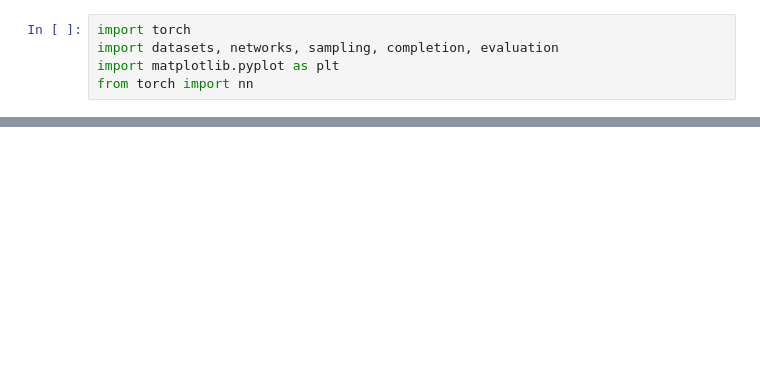
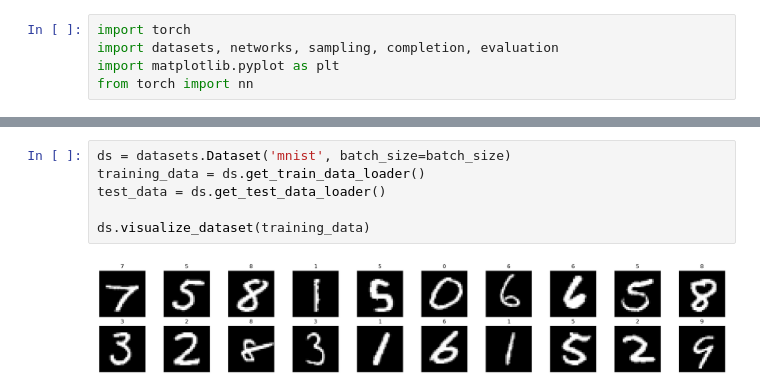
Before and after one commit to jonaskir6/autoregressive_models, a Jupyter notebook: PixelCNN/train.ipynb, the cells around one changed output, grey strips where cells are left out. Saved outputs shown, nothing was run; the diff lists cells and outputs as text; blank space fills up the shorter version.

Commit message:
small overhaul of networks.py, added mnist support

```diff
--- a/PixelCNN/train.ipynb
+++ b/PixelCNN/train.ipynb
@@ -52,3 +51,11 @@ Clipping input data to the valid range for imshow with RGB data ([0..1] for floa
+# %%
+ds = datasets.Dataset('mnist', batch_size=batch_size)
+training_data = ds.get_train_data_loader()
+test_data = ds.get_test_data_loader()
+
+ds.visualize_dataset(training_data)
+# %% [output]
+[figure, added]
 # %%
 # Training
 import time
```
Also changed, not shown: parts of 3 cells of this notebook, 3 other files.
